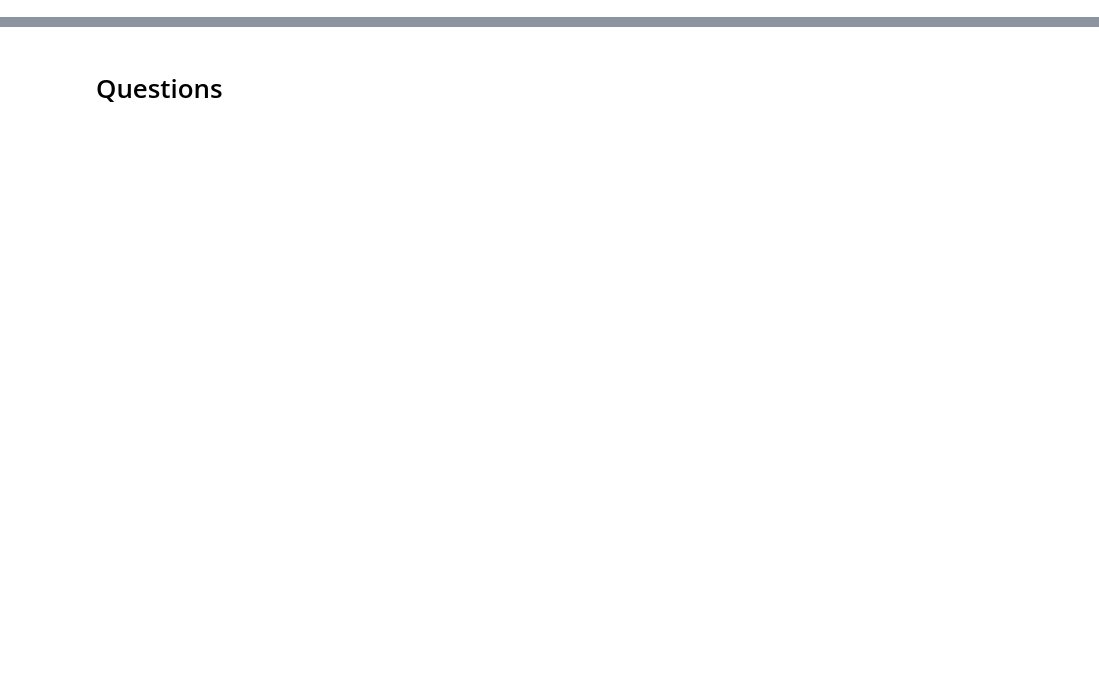
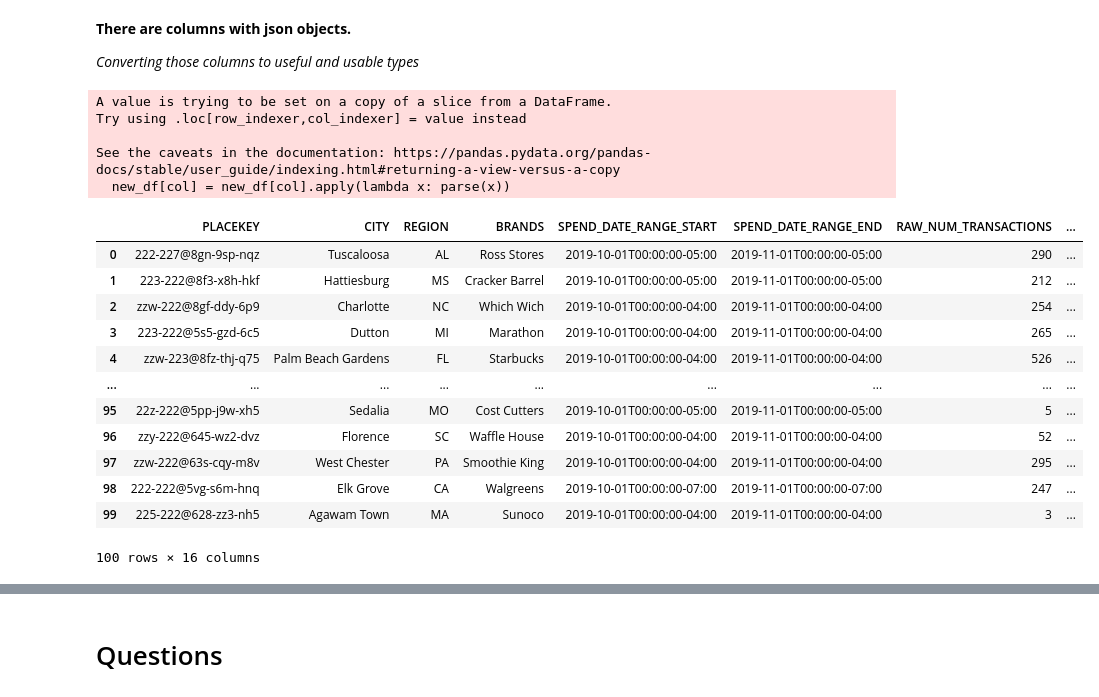
Before and after one commit to DiaHere/Food-and-Beverage-across-all-US-states-Analysis, a Jupyter notebook: notebook.ipynb, the cells around one changed output, grey strips where cells are left out. Drawn from its saved outputs; the diff is of its cells as text; code cells hidden in the pictures; blank space fills up the shorter version.

```diff
--- a/notebook.ipynb
+++ b/notebook.ipynb
@@ -77,0 +48,11 @@ average amount of purchases per city: 1.9923493783869939
+# %%
+# Choosing necessary columns only
+new_df = df[
+    [ 'PLACEKEY','CITY', 'REGION',
+     'BRANDS','SPEND_DATE_RANGE_START','SPEND_DATE_RANGE_END',
+     'RAW_NUM_TRANSACTIONS','RAW_TOTAL_SPEND','RAW_NUM_CUSTOMERS',
+     'SPEND_PER_TRANSACTION_BY_DAY','MEDIAN_SPEND_PER_CUSTOMER', 'SPEND_BY_DAY',
+     'ONLINE_TRANSACTIONS','ONLINE_SPEND',
+     'RELATED_STREAMING_CABLE_PCT','RELATED_PAYMENT_PLATFORM_PCT']
+     ]
+new_df.head(10)
@@ -77,0 +71,44 @@ average amount of purchases per city: 1.9923493783869939
+# %% [markdown]
+**There are columns with json objects.**
+
+*Converting those columns to useful and usable types*
+# %%
+# parse the values of of certain columns into either a list or a dictionary
+def parse(x):
+    if x == np.nan:
+        return []
+
+    if isinstance(x, (list,dict)):
+        return x
+    s = str(x).strip()
+    if s.startswith('['):
+        return json.loads(s)
+    elif s.startswith('{'):
+        return ast.literal_eval(s)
+    else:
+        return []
+
+# loop through each column and parse it
+for col in ['SPEND_BY_DAY','RELATED_STREAMING_CABLE_PCT','RELATED_PAYMENT_PLATFORM_PCT','SPEND_PER_TRANSACTION_BY_DAY']:
+    new_df[col] = new_df[col].apply(lambda x: parse(x))
+
+new_df
+# %% [output]
+A value is trying to be set on a copy of a slice from a DataFrame.
+Try using .loc[row_indexer,col_indexer] = value instead
+
+See the caveats in the documentation: https://pandas.pydata.org/pandas-docs/stable/user_guide/indexing.html#returning-a-view-versus-a-copy
+  new_df[col] = new_df[col].apply(lambda x: parse(x))
+|  | PLACEKEY | CITY | REGION | BRANDS | SPEND_DATE_RANGE_START | SPEND_DATE_RANGE_END | RAW_NUM_TRANSACTIONS | ... |
+| 0 | 222-227@8gn-9sp-nqz | Tuscaloosa | AL | Ross Stores | 2019-10-01T00:00:00-05:00 | 2019-11-01T00:00:00-05:00 | 290 | ... |
+| 1 | 223-222@8f3-x8h-hkf | Hattiesburg | MS | Cracker Barrel | 2019-10-01T00:00:00-05:00 | 2019-11-01T00:00:00-05:00 | 212 | ... |
+| 2 | zzw-222@8gf-ddy-6p9 | Charlotte | NC | Which Wich | 2019-10-01T00:00:00-04:00 | 2019-11-01T00:00:00-04:00 | 254 | ... |
+| 3 | 223-222@5s5-gzd-6c5 | Dutton | MI | Marathon | 2019-10-01T00:00:00-04:00 | 2019-11-01T00:00:00-04:00 | 265 | ... |
+| 4 | zzw-223@8fz-thj-q75 | Palm Beach Gardens | FL | Starbucks | 2019-10-01T00:00:00-04:00 | 2019-11-01T00:00:00-04:00 | 526 | ... |
+| ... | ... | ... | ... | ... | ... | ... | ... | ... |
+| 95 | 22z-222@5pp-j9w-xh5 | Sedalia | MO | Cost Cutters | 2019-10-01T00:00:00-05:00 | 2019-11-01T00:00:00-05:00 | 5 | ... |
+| 96 | zzy-222@645-wz2-dvz | Florence | SC | Waffle House | 2019-10-01T00:00:00-04:00 | 2019-11-01T00:00:00-04:00 | 52 | ... |
+| 97 | zzw-222@63s-cqy-m8v | West Chester | PA | Smoothie King | 2019-10-01T00:00:00-04:00 | 2019-11-01T00:00:00-04:00 | 295 | ... |
+| 98 | 222-222@5vg-s6m-hnq | Elk Grove | CA | Walgreens | 2019-10-01T00:00:00-07:00 | 2019-11-01T00:00:00-07:00 | 247 | ... |
+| 99 | 225-222@628-zz3-nh5 | Agawam Town | MA | Sunoco | 2019-10-01T00:00:00-04:00 | 2019-11-01T00:00:00-04:00 | 3 | ... |
+100 rows × 16 columns
```
Also changed, not shown: parts of 22 cells of this notebook, 1 other file.
